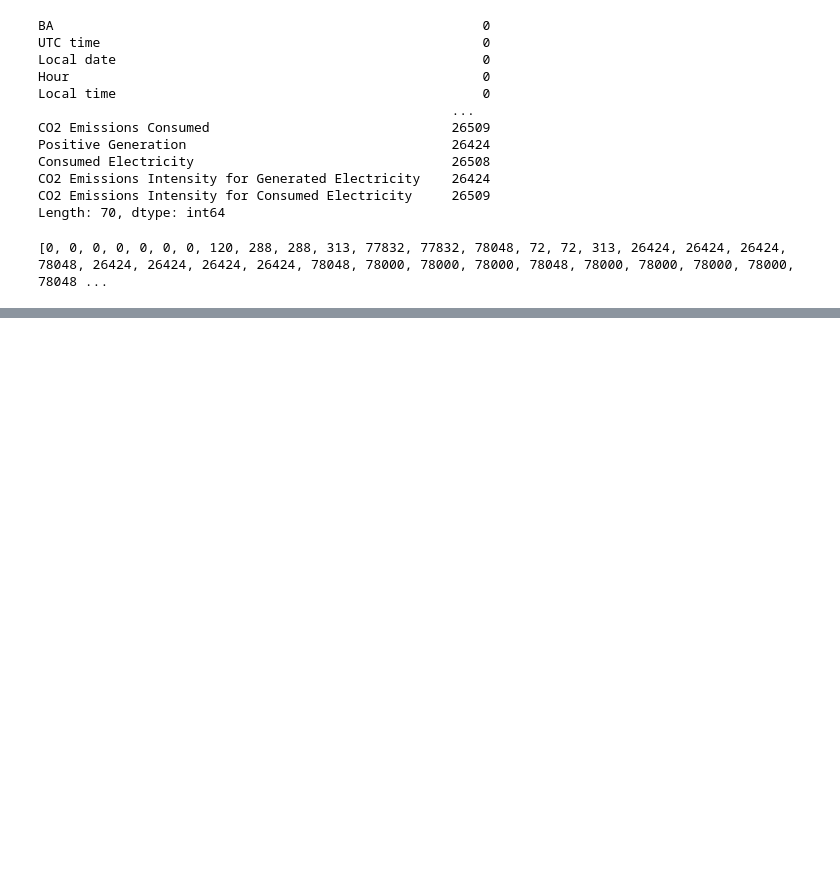
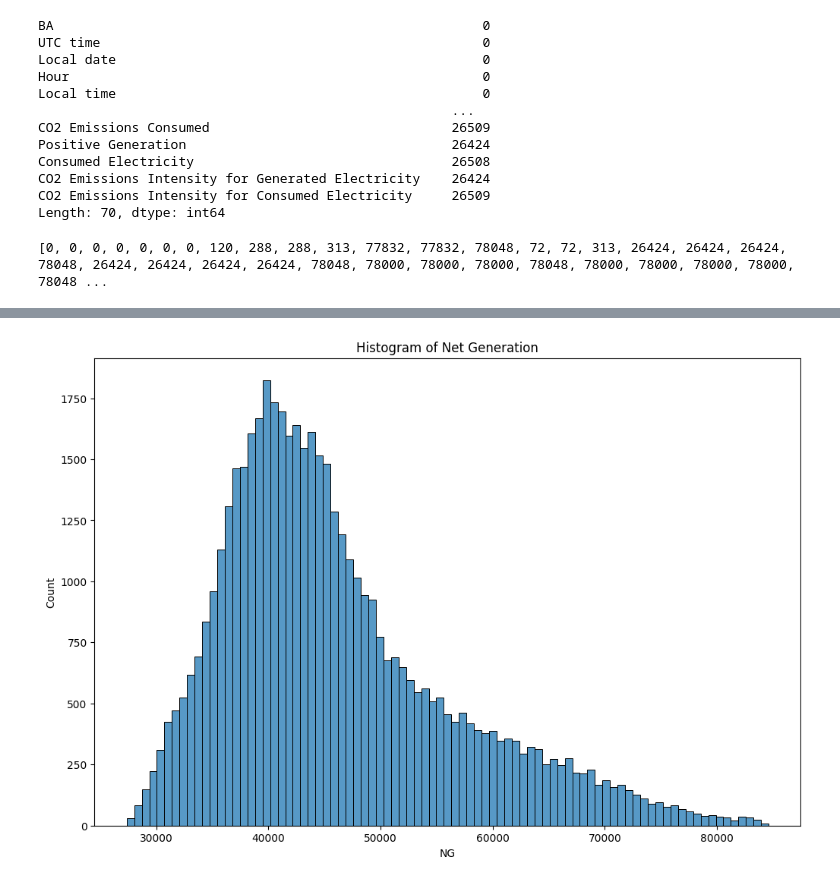
Before and after one commit to dgmurray-321/ADTA-Capstone, a Jupyter notebook: adta_capstone.ipynb, the cells around one changed output, grey strips where cells are left out. Saved outputs shown, nothing was run; the diff lists cells and outputs as text; code cells hidden in the pictures; blank space fills up the shorter version.

```diff
--- a/adta_capstone.ipynb
+++ b/adta_capstone.ipynb
@@ -42,0 +375,2 @@ df.shape
+# %%
+df.drop('DF', axis = 1, inplace = True)
@@ -42,0 +379,17 @@ df.shape
+# %%
+df['NG'] = df_copy['NG']
+# %%
+df.reset_index(inplace=True)
+df['Month'] = df['Local time'].dt.month_name()
+df['Year'] = df['Local time'].dt.year
+
+def time_of_day(series):
+    if series > 17:
+        return 'Evening'
+    elif series > 0 and series < 12:
+        return "Morning"
+    elif series == 12:
+        return 'Noon'
+    else:
+        return "Afternoon"
+df['Time of Day'] = df['Hour'].apply(time_of_day)
@@ -42,0 +432,7 @@ df.shape
+# %%
+plt.figure(figsize=(12,8))
+sns.histplot(data = df, x = 'NG')
+plt.title("Histogram of Net Generation")
+plt.show()
+# %% [output]
+[figure, added]
```
Also changed, not shown: parts of 68 cells of this notebook.
